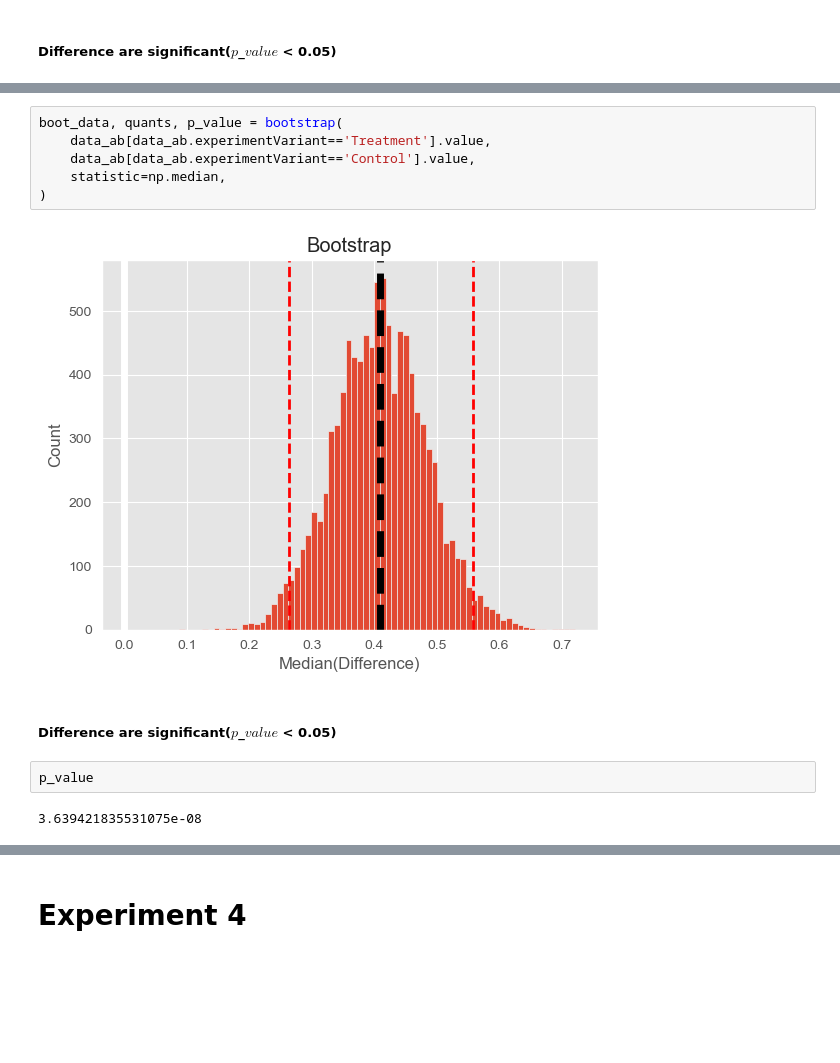
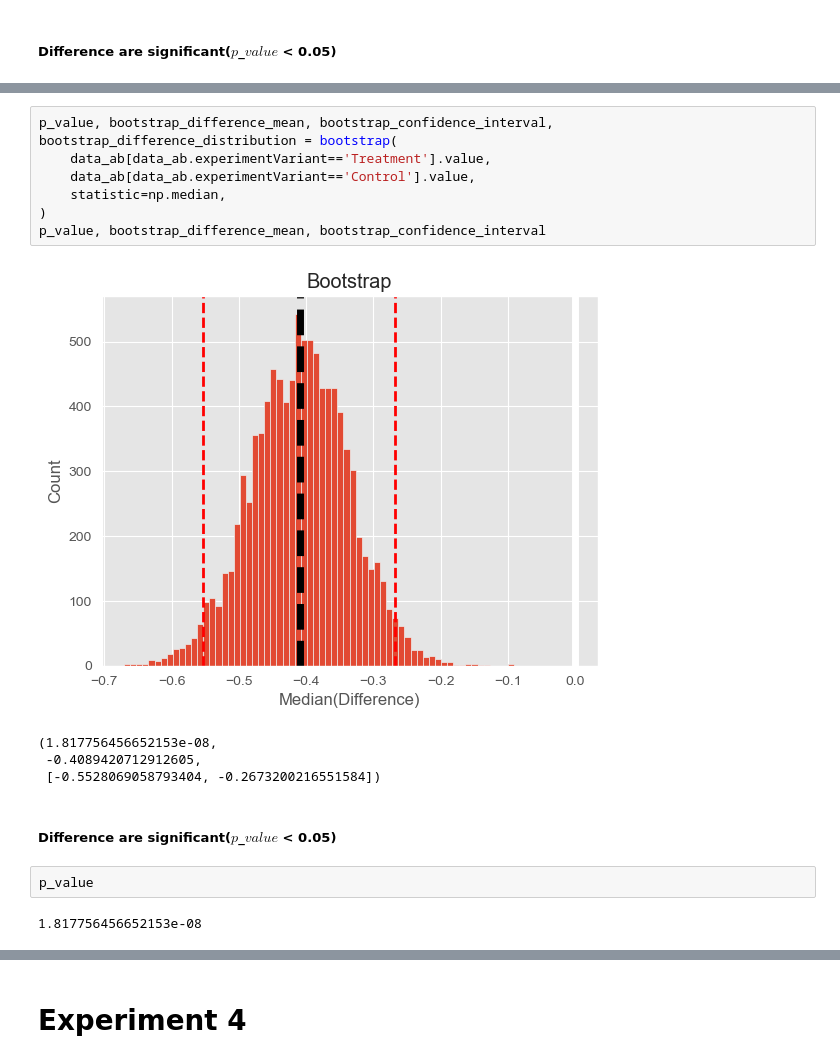
Before and after one commit to timofeytkachenko/fastbootstrap, a Jupyter notebook: bootstrap_experiment.ipynb, the cells around one changed output, grey strips where cells are left out. Saved outputs shown, nothing was run; the diff lists cells and outputs as text; blank space fills up the shorter version.

Commit message:
spotify bootstrap added; bootstrap functions were fixed

```diff
--- a/bootstrap_experiment.ipynb
+++ b/bootstrap_experiment.ipynb
@@ -167,14 +212,18 @@ p_value
 # %%
-boot_data, quants, p_value = bootstrap(
+p_value, bootstrap_difference_mean, bootstrap_confidence_interval, bootstrap_difference_distribution = bootstrap(
     data_ab[data_ab.experimentVariant=='Treatment'].value,
     data_ab[data_ab.experimentVariant=='Control'].value,
     statistic=np.median,
 )
+p_value, bootstrap_difference_mean, bootstrap_confidence_interval
 # %% [output]
-[figure, old version]
+[figure, new version]
+(1.817756456652153e-08,
+ -0.4089420712912605,
+ [-0.5528069058793404, -0.2673200216551584])
 # %% [markdown]
 ##### Difference are significant($p$_$value$ < 0.05)
 # %%
 p_value
 # %% [output]
-3.639421835531075e-08
+1.817756456652153e-08
```
Also changed, not shown: parts of 22 cells of this notebook, 1 other file.
